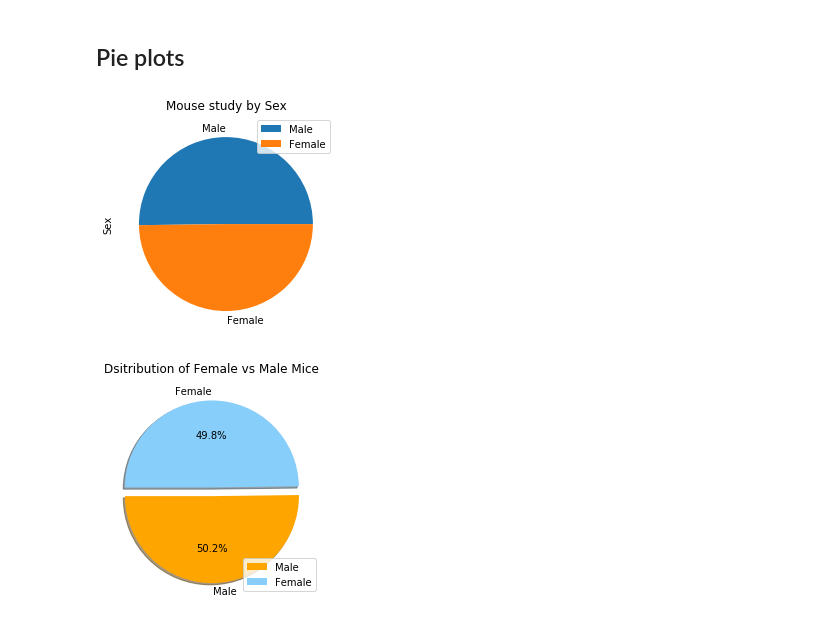
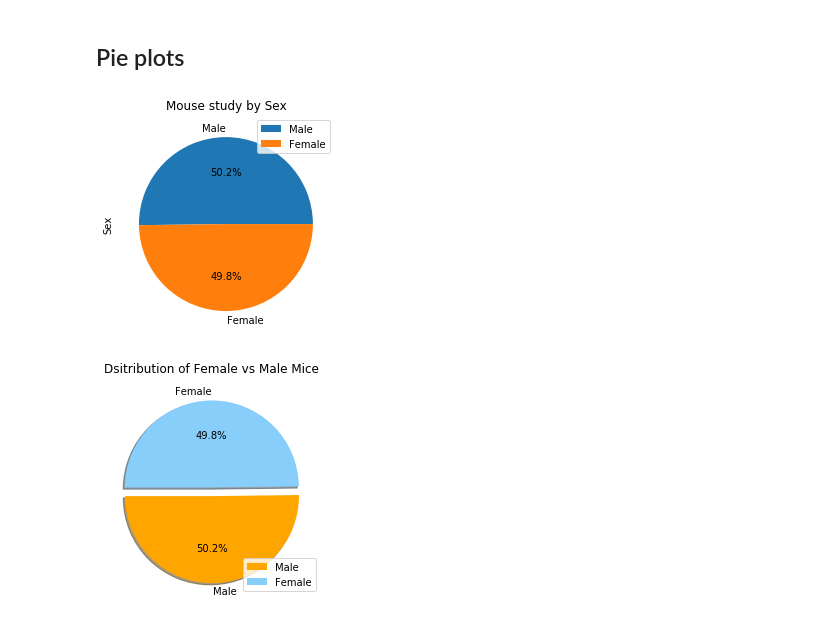
Before and after one commit to karlyringstad/Pymaceuticals, a Jupyter notebook: pymaceuticals.ipynb, the cells around one changed output. Drawn from its saved outputs; the diff is of its cells as text; code cells hidden in the pictures.

```diff
--- a/pymaceuticals.ipynb
+++ b/pymaceuticals.ipynb
@@ -118,15 +123,15 @@ plt.tight_layout()
 # %%
 # Generate a pie plot showing the distribution of female versus male mice using pandas
 # Mouse gender data frame
 gender_df=combined_df[['Mouse ID','Sex']].drop_duplicates()['Sex'].value_counts().to_frame()
 
 #extract index(which is male and female)
 gender = gender_df.keys()
 
 # Create a pie chart based on sex
-pie_chart = gender_df.plot(kind="pie", y=gender,  title="Mouse study by Sex")
+pie_chart = gender_df.plot(kind="pie", y=gender,autopct='%1.1f%%', title="Mouse study by Sex")
 # %% [output]
-[figure, old version]
+[figure, new version]
 # %%
 # Generate a pie plot showing the distribution of female versus male mice using pyplot
 
```
Also changed, not shown: parts of 1 cell of this notebook.
